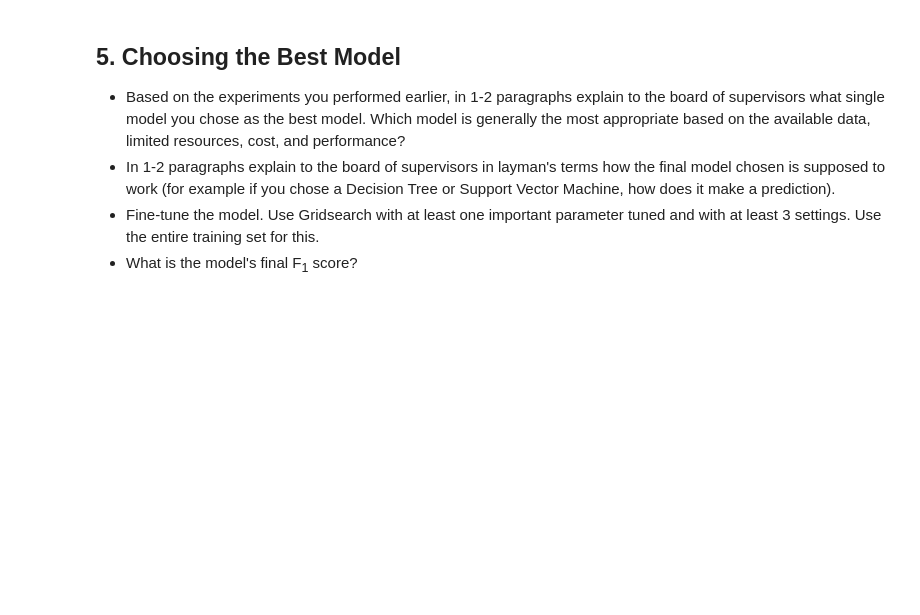
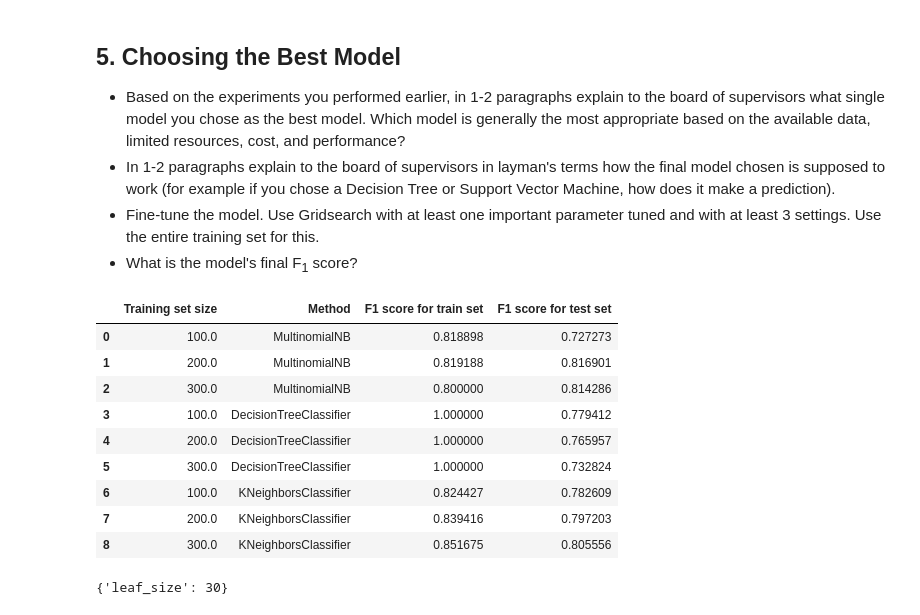
Before and after one commit to jinzhangA/Udacity_ZC, a Jupyter notebook: student_intervention_Zhuo_Chen/student_intervention.ipynb, the cells around one changed output. Saved outputs shown, nothing was run; the diff lists cells and outputs as text; code cells hidden in the pictures; blank space fills up the shorter version.

```diff
--- a/student_intervention_Zhuo_Chen/student_intervention.ipynb
+++ b/student_intervention_Zhuo_Chen/student_intervention.ipynb
@@ -172,6 +173,9 @@ Choose 3 supervised learning models that are available in scikit-learn, and appr
 Produce a table showing training time, prediction time, F<sub>1</sub> score on training set and F<sub>1</sub> score on test set, for each training set size.
 
 Note: You need to produce 3 such tables - one for each model.
+# %%
+df = pd.DataFrame(columns = ['Training set size', 'Method', 'F1 score for train set',
+                         'F1 score for test set'] )
 # %%
 # Train a model
 import time
@@ -219,8 +236,8 @@ def train_predict(clf, X_train, y_train, X_test, y_test):
     print "------------------------------------------"
     print "Training set size: {}".format(len(X_train))
     train_classifier(clf, X_train, y_train)
-    print "F1 score for training set: {}".format(predict_labels(clf, X_train, y_train))
-    print "F1 score for test set: {}".format(predict_labels(clf, X_test, y_test))
-
-# TODO: Run the helper function above for desired subsets of training data
-# Note: Keep the test set constant
+    F1_train = predict_labels(clf, X_train, y_train)
+    F1_test = predict_labels(clf, X_test, y_test)
+    print "F1 score for training set: {}".format(F1_train)
+    print "F1 score for test set: {}".format(F1_test)
+    return F1_train, F1_test
@@ -228,0 +307,16 @@ def train_predict(clf, X_train, y_train, X_test, y_test):
+# %%
+# TODO: Train and predict using two other models
+from sklearn.tree import DecisionTreeClassifier
+clf = DecisionTreeClassifier()
+train_sizes = [100, 200, 300]
+for size in train_sizes:
+    X_train = preprocess_features(student_data_shuffled[:size][feature_cols])
+    y_train = student_data_shuffled[:size][target_col]
+    F1_train, F1_test = train_predict(clf, X_train, y_train, X_test, y_test)
+    line = {
+        'Training set size':len(X_train),
+        'Method':clf.__class__.__name__,
+        'F1 score for train set':F1_train,
+        'F1 score for test set':F1_test
+    }
+    df = df.append(line, ignore_index=True)
@@ -228,0 +353,15 @@ def train_predict(clf, X_train, y_train, X_test, y_test):
+# %%
+from sklearn.neighbors import KNeighborsClassifier
+clf = KNeighborsClassifier()
+train_sizes = [100, 200, 300]
+for size in train_sizes:
+    X_train = preprocess_features(student_data_shuffled[:size][feature_cols])
+    y_train = student_data_shuffled[:size][target_col]
+    F1_train, F1_test = train_predict(clf, X_train, y_train, X_test, y_test)
+    line = {
+        'Training set size':len(X_train),
+        'Method':clf.__class__.__name__,
+        'F1 score for train set':F1_train,
+        'F1 score for test set':F1_test
+    }
+    df = df.append(line, ignore_index=True)
@@ -234,4 +391,36 @@ def train_predict(clf, X_train, y_train, X_test, y_test):
 - Fine-tune the model. Use Gridsearch with at least one important parameter tuned and with at least 3 settings. Use the entire training set for this.
 - What is the model's final F<sub>1</sub> score?
 # %%
+df
 # TODO: Fine-tune your model and report the best F1 score
+# %% [output]
+|  | Training set size | Method | F1 score for train set | F1 score for test set |
+| 0 | 100.0 | MultinomialNB | 0.818898 | 0.727273 |
+| 1 | 200.0 | MultinomialNB | 0.819188 | 0.816901 |
+| 2 | 300.0 | MultinomialNB | 0.800000 | 0.814286 |
+| 3 | 100.0 | DecisionTreeClassifier | 1.000000 | 0.779412 |
+| 4 | 200.0 | DecisionTreeClassifier | 1.000000 | 0.765957 |
+| 5 | 300.0 | DecisionTreeClassifier | 1.000000 | 0.732824 |
+| 6 | 100.0 | KNeighborsClassifier | 0.824427 | 0.782609 |
+| 7 | 200.0 | KNeighborsClassifier | 0.839416 | 0.797203 |
+| 8 | 300.0 | KNeighborsClassifier | 0.851675 | 0.805556 |
+# %%
+from sklearn import grid_search
+from sklearn import metrics
+knn = KNeighborsClassifier()
+scorer = metrics.make_scorer(f1_score, pos_label='yes')
+# parameters = {'leaf_size':[30,40,50,60],
+#               'weights':['uniform','distance'],
+#              'algorithm' : ['ball_tree', 'kd_tree','brute'],
+#              'p':[1,2,3],
+#              }
+parameters = {'leaf_size':[5,10, 20, 30,40,50,60],}
+clf_GS = grid_search.GridSearchCV(knn, parameters, scoring = scorer)
+clf_GS.fit(X_train, y_train)
+# # F1_train, F1_test = train_predict(clf, X_train, y_train, X_test, y_test)
+# print clf.score(X_test, y_test)
+print clf_GS.best_params_
+print clf_GS.get_params()
+print clf_GS.score(X_test, y_test)
+# %% [output]
+{'leaf_size': 30}
```
Also changed, not shown: parts of 15 cells of this notebook.
